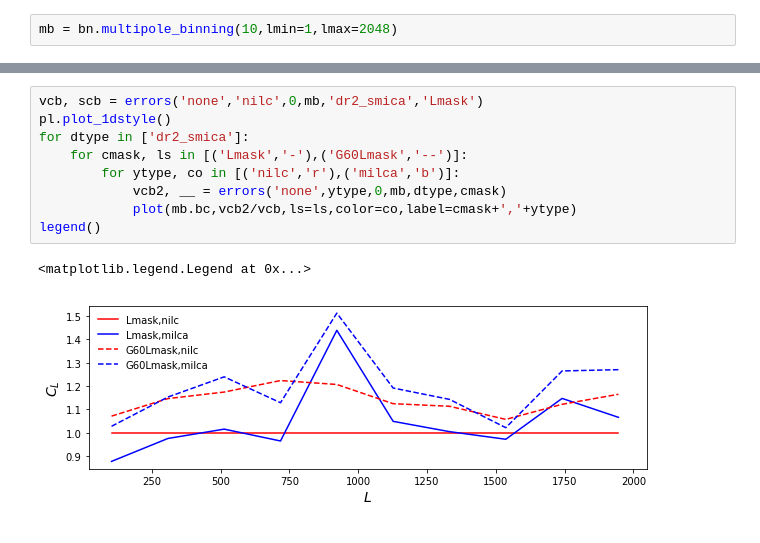
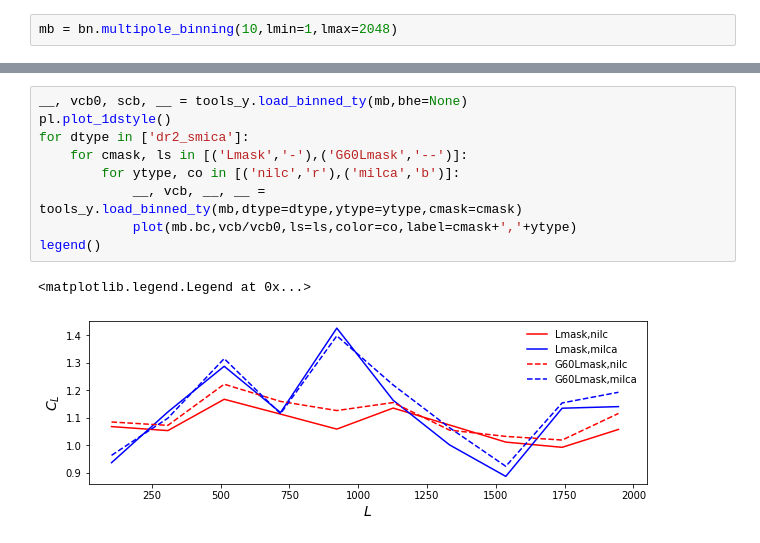
Before and after one commit to toshiyan/planck-tauxy, a Jupyter notebook: check_xcor.ipynb, the cells around one changed output, grey strips where cells are left out. Saved outputs shown, nothing was run; the diff lists cells and outputs as text.

```diff
--- a/check_xcor.ipynb
+++ b/check_xcor.ipynb
@@ -87,12 +42,12 @@ def errors(fltr,ytype,mtype,mb,dtype,cmask):
 # %%
-vcb, scb = errors('none','nilc',0,mb,'dr2_smica','Lmask')
+__, vcb0, scb, __ = tools_y.load_binned_ty(mb,bhe=None)
 pl.plot_1dstyle()
 for dtype in ['dr2_smica']:
     for cmask, ls in [('Lmask','-'),('G60Lmask','--')]:
         for ytype, co in [('nilc','r'),('milca','b')]:
-            vcb2, __ = errors('none',ytype,0,mb,dtype,cmask)
-            plot(mb.bc,vcb2/vcb,ls=ls,color=co,label=cmask+','+ytype)
+            __, vcb, __, __ = tools_y.load_binned_ty(mb,dtype=dtype,ytype=ytype,cmask=cmask)
+            plot(mb.bc,vcb/vcb0,ls=ls,color=co,label=cmask+','+ytype)
 legend()
 # %% [output]
 <matplotlib.legend.Legend at 0x...>
-[figure, old version]
+[figure, new version]
```
Also changed, not shown: parts of 4 cells of this notebook, 19 other files.
